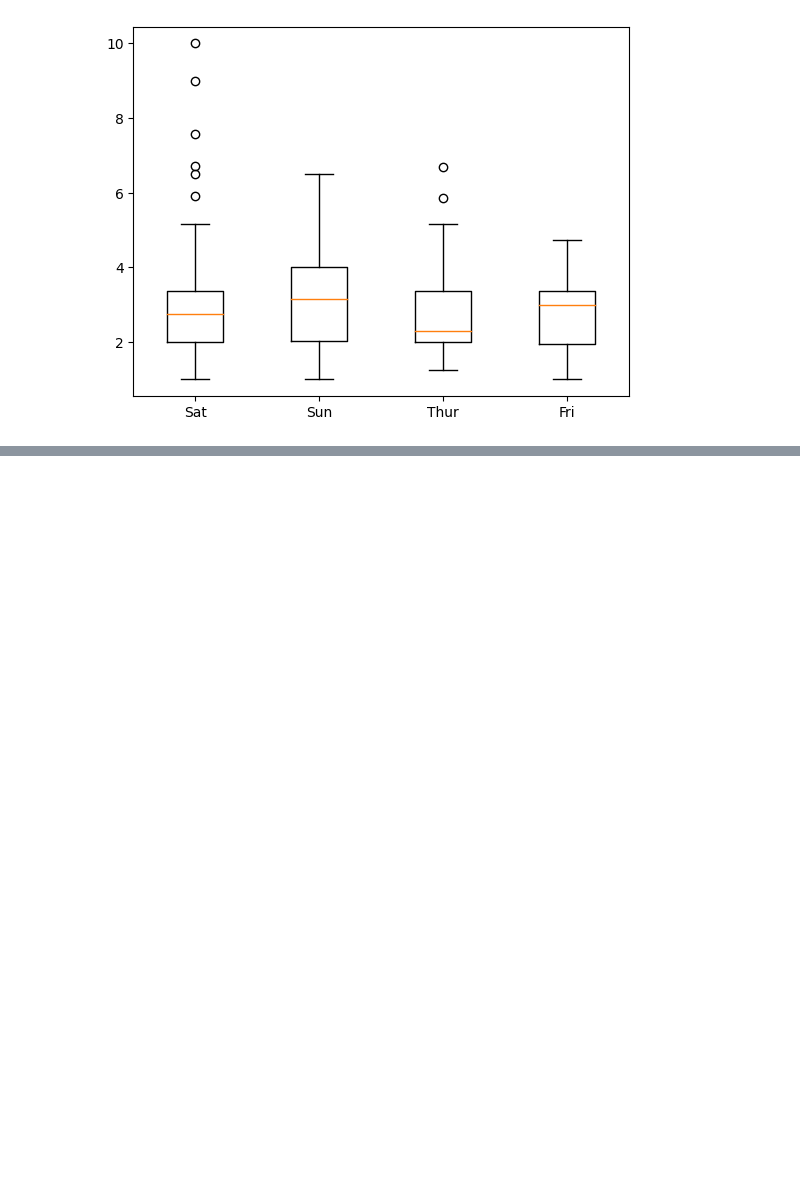
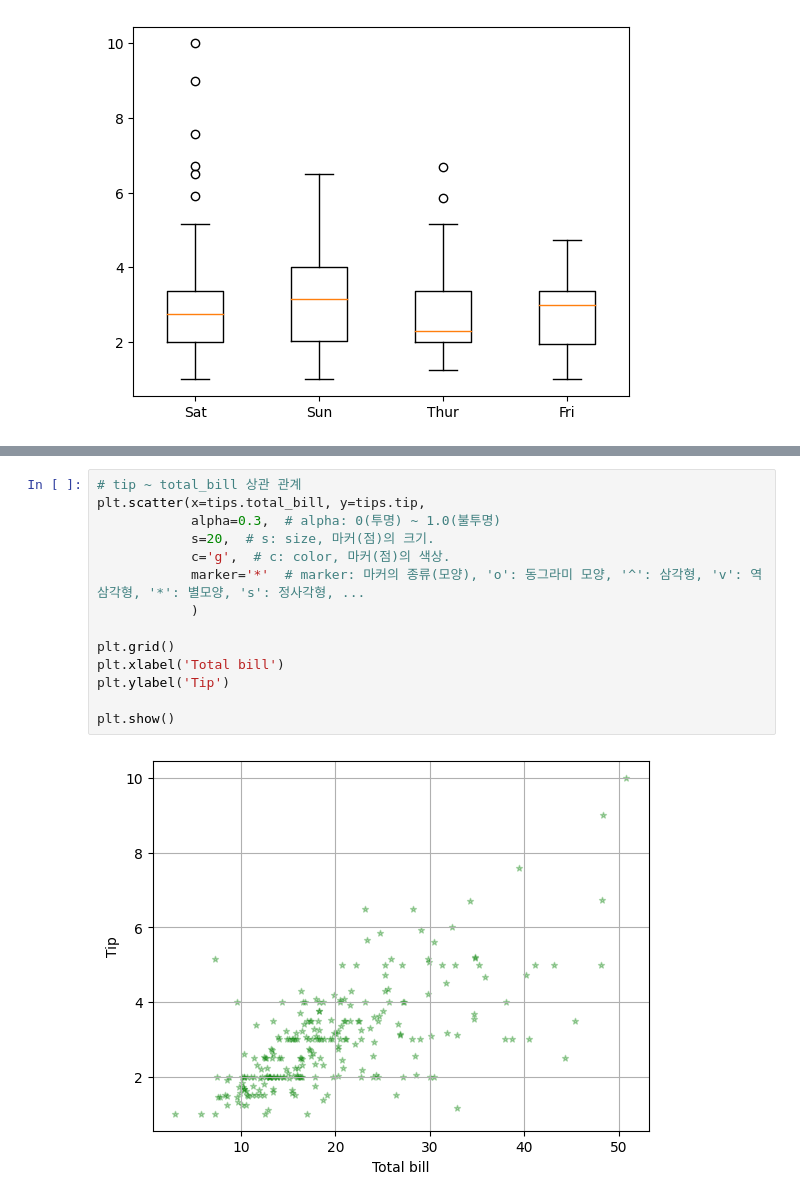
Before and after one commit to Le2Hee/python-itwill, a Jupyter notebook: py16_matplotlib.ipynb, the cells around one changed output, grey strips where cells are left out. Cells and saved outputs as stored; diff of their text form; blank space fills up the shorter version.

```diff
--- a/py16_matplotlib.ipynb
+++ b/py16_matplotlib.ipynb
@@ -367,0 +394,16 @@ plt.show()
+# %%
+# tip ~ total_bill 상관 관계
+plt.scatter(x=tips.total_bill, y=tips.tip,
+            alpha=0.3,  # alpha: 0(투명) ~ 1.0(불투명)
+            s=20,  # s: size, 마커(점)의 크기.
+            c='g',  # c: color, 마커(점)의 색상.
+            marker='*'  # marker: 마커의 종류(모양), 'o': 동그라미 모양, '^': 삼각형, 'v': 역삼각형, '*': 별모양, 's': 정사각형, ...
+            )
+
+plt.grid()
+plt.xlabel('Total bill')
+plt.ylabel('Tip')
+
+plt.show()
+# %% [output]
+[figure, added]
```
Also changed, not shown: parts of 17 cells of this notebook.
